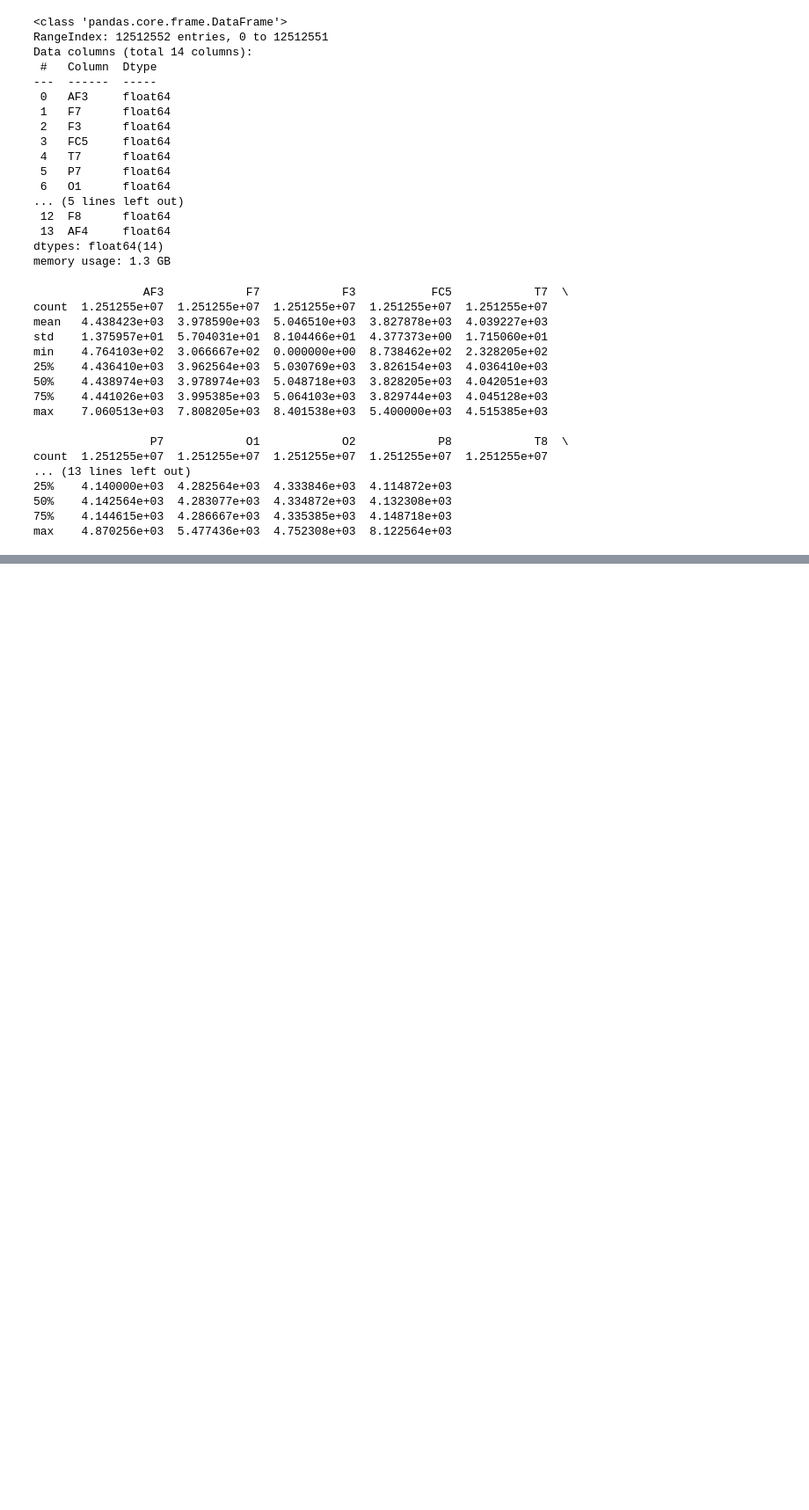
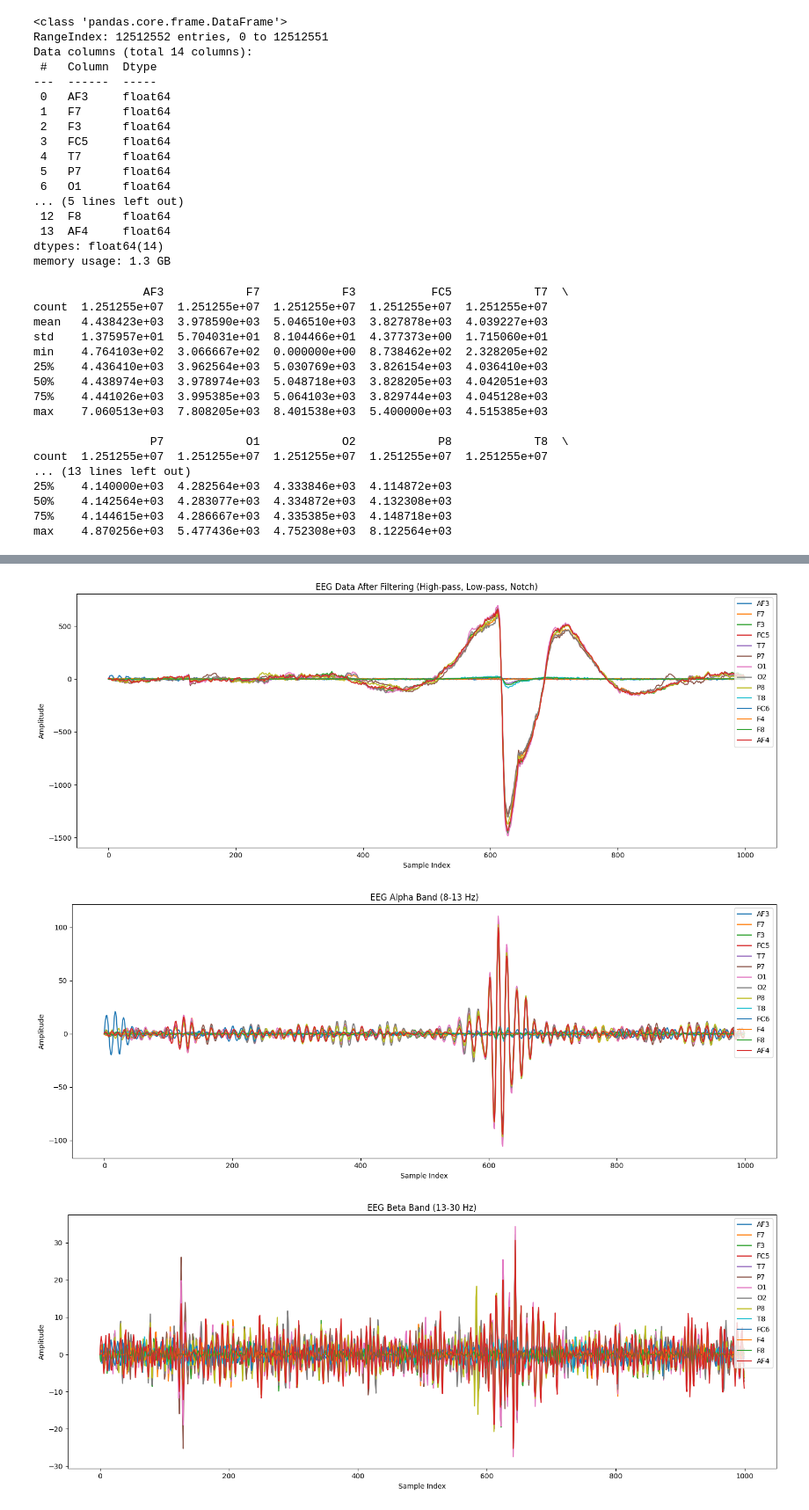
Before and after one commit to ththu0205/Pattern-Recognition-EEG, a Jupyter notebook: Data_Preprocessing/EEG_TT (2).ipynb, the cells around one changed output, grey strips where cells are left out. Shown at 88% size. Cells and saved outputs as stored; diff of their text form; code cells hidden in the pictures; blank space fills up the shorter version.

Commit message:
Data_Preprocessing - filtered data

```diff
--- a/Data_Preprocessing/EEG_TT (2).ipynb
+++ b/Data_Preprocessing/EEG_TT (2).ipynb
@@ -181,0 +177,75 @@ plt.show()
+# %%
+from scipy.signal import butter, filtfilt, iirnotch
+import matplotlib.pyplot as plt
+
+# Hàm tạo bộ lọc thông cao và thông thấp
+def bandpass_filter(data, lowcut, highcut, fs, order=4):
+    nyquist = 0.5 * fs
+    low = lowcut / nyquist
+    high = highcut / nyquist
+    b, a = butter(order, [low, high], btype='band')
+    return filtfilt(b, a, data, axis=0)
+
+# Hàm tạo bộ lọc notch
+def notch_filter(data, notch_freq, fs, quality_factor=30):
+    nyquist = 0.5 * fs
+    notch = notch_freq / nyquist
+    b, a = iirnotch(notch, quality_factor)
+    return filtfilt(b, a, data, axis=0)
+
+# Lọc thông cao và thông thấp
+lowcut = 0.5  # Hz
+highcut = 50  # Hz
+fs = 128  # Tần số lấy mẫu
+
+filtered_data = bandpass_filter(df.values, lowcut, highcut, fs)
+
+# Lọc notch để loại bỏ nhiễu 50 Hz
+notch_freq = 50  # Hz
+filtered_data = notch_filter(filtered_data, notch_freq, fs)
+
+# Chuyển dữ liệu đã lọc sang DataFrame để dễ quản lý
+filtered_df = pd.DataFrame(filtered_data, columns=df.columns)
+
+# Biểu diễn tín hiệu sau khi lọc
+plt.figure(figsize=(15, 6))
+plt.plot(filtered_df.iloc[:1000])  # Chỉ hiển thị 1000 mẫu đầu tiên để dễ quan sát
+plt.title('EEG Data After Filtering (High-pass, Low-pass, Notch)')
+plt.xlabel('Sample Index')
+plt.ylabel('Amplitude')
+plt.legend(filtered_df.columns, loc='upper right')
+plt.tight_layout()
+plt.show()
+
+# Lọc thông dải để giữ lại dải alpha (8-13 Hz) hoặc beta (13-30 Hz)
+alpha_low = 8  # Hz
+alpha_high = 13  # Hz
+beta_low = 13  # Hz
+beta_high = 30  # Hz
+
+alpha_band = bandpass_filter(filtered_df.values, alpha_low, alpha_high, fs)
+beta_band = bandpass_filter(filtered_df.values, beta_low, beta_high, fs)
+
+# Biểu diễn tín hiệu dải alpha
+plt.figure(figsize=(15, 6))
+plt.plot(alpha_band[:1000])  # Chỉ hiển thị 1000 mẫu đầu tiên để dễ quan sát
+plt.title('EEG Alpha Band (8-13 Hz)')
+plt.xlabel('Sample Index')
+plt.ylabel('Amplitude')
+plt.legend(filtered_df.columns, loc='upper right')
+plt.tight_layout()
+plt.show()
+
+# Biểu diễn tín hiệu dải beta
+plt.figure(figsize=(15, 6))
+plt.plot(beta_band[:1000])  # Chỉ hiển thị 1000 mẫu đầu tiên để dễ quan sát
+plt.title('EEG Beta Band (13-30 Hz)')
+plt.xlabel('Sample Index')
+plt.ylabel('Amplitude')
+plt.legend(filtered_df.columns, loc='upper right')
+plt.tight_layout()
+plt.show()
+# %% [output]
+[figure, added]
+[figure, added]
+[figure, added]
```
Also changed, not shown: parts of 2 cells of this notebook.
